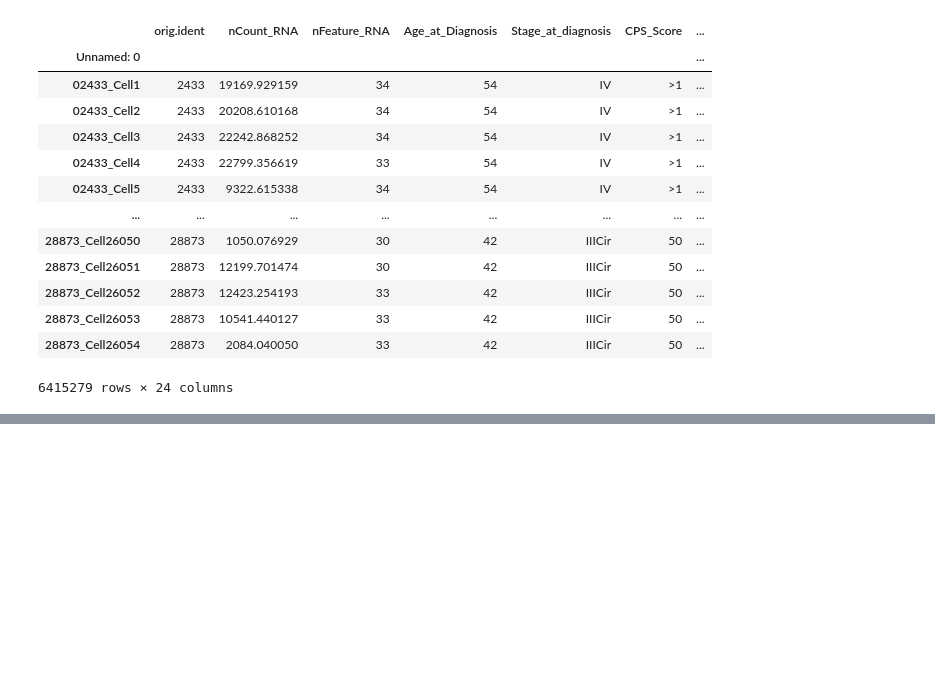
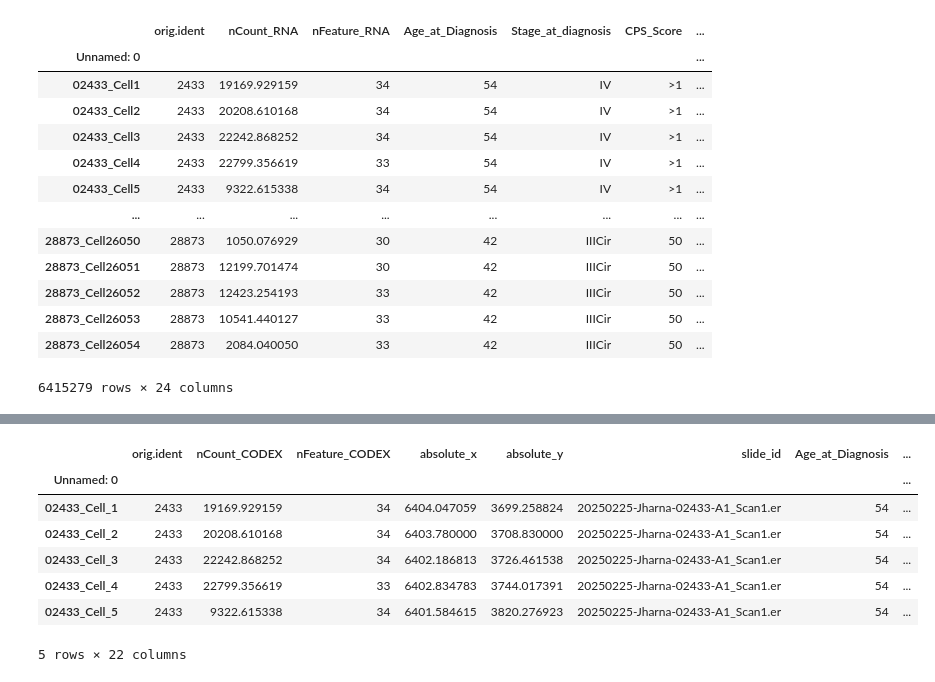
Before and after one commit to FenyoLab/EC_codeximaging, a Jupyter notebook: notebooks/celesta_data_prep_cervical.ipynb, the cells around one changed output, grey strips where cells are left out. Drawn from its saved outputs; the diff is of its cells as text; code cells hidden in the pictures; blank space fills up the shorter version.

```diff
--- a/notebooks/celesta_data_prep_cervical.ipynb
+++ b/notebooks/celesta_data_prep_cervical.ipynb
@@ -226,0 +246,12 @@ metadata.to_csv("/gpfs/home/yb2612/yb2612_fenyo/data/seurat_objects/Cervical_v5_
+# %%
+total_metadata.set_index("Unnamed: 0", inplace=True)
+total_metadata.head()
+# %% [output]
+|  | orig.ident | nCount_CODEX | nFeature_CODEX | absolute_x | absolute_y | slide_id | Age_at_Diagnosis | ... |
+| Unnamed: 0 |  |  |  |  |  |  |  | ... |
+| 02433_Cell_1 | 2433 | 19169.929159 | 34 | 6404.047059 | 3699.258824 | 20250225-Jharna-02433-A1_Scan1.er | 54 | ... |
+| 02433_Cell_2 | 2433 | 20208.610168 | 34 | 6403.780000 | 3708.830000 | 20250225-Jharna-02433-A1_Scan1.er | 54 | ... |
+| 02433_Cell_3 | 2433 | 22242.868252 | 34 | 6402.186813 | 3726.461538 | 20250225-Jharna-02433-A1_Scan1.er | 54 | ... |
+| 02433_Cell_4 | 2433 | 22799.356619 | 33 | 6402.834783 | 3744.017391 | 20250225-Jharna-02433-A1_Scan1.er | 54 | ... |
+| 02433_Cell_5 | 2433 | 9322.615338 | 34 | 6401.584615 | 3820.276923 | 20250225-Jharna-02433-A1_Scan1.er | 54 | ... |
+5 rows × 22 columns
```
Also changed, not shown: parts of 3 cells of this notebook, 2 other files.
